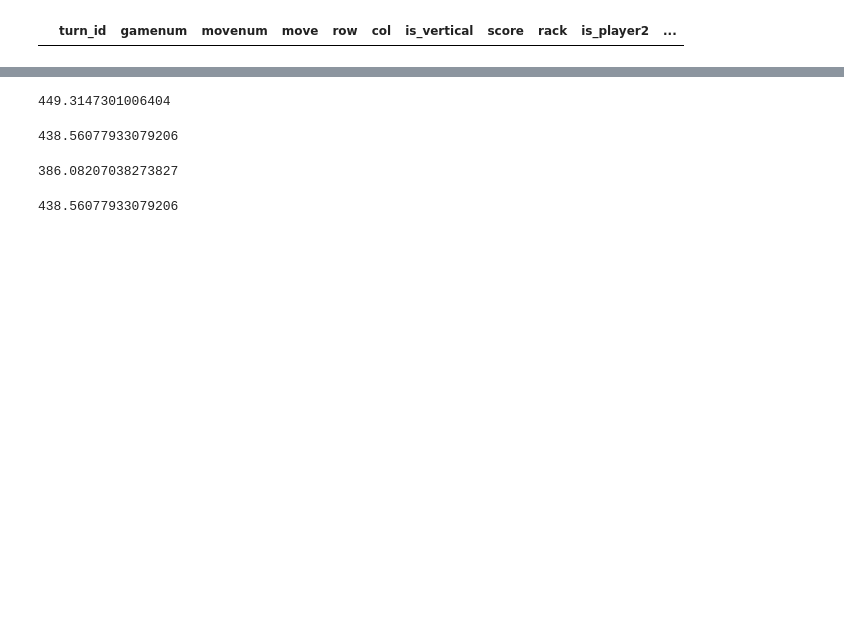
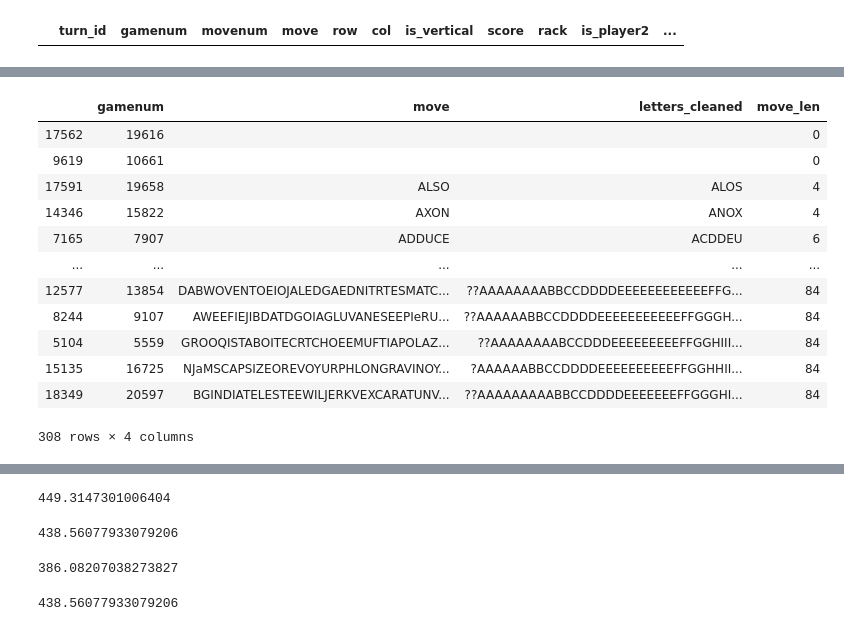
Before and after one commit to pkgalea/ScrabbleTileAnalyzer, a Jupyter notebook: Scrabble.ipynb, the cells around one changed output, grey strips where cells are left out. Drawn from its saved outputs; the diff is of its cells as text; code cells hidden in the pictures; blank space fills up the shorter version.

```diff
--- a/Scrabble.ipynb
+++ b/Scrabble.ipynb
@@ -323,7 +324,7 @@ for g in fgames_collection.find():
 # %%
 conn = pg2.connect(user='postgres',  dbname='scrabble', host='localhost', port='5432', password='myPassword')
 
-sql = "SELECT * from turn where challenged_away = FALSE and is_challenge=FALSE and is_exchange=FALSE"
+sql = "SELECT * from turn where challenged_away = FALSE and is_challenge=FALSE and is_exchange=FALSE and gamenum not in (SELECT * from bad_games)"
 
 df = pd.read_sql(sql ,con=conn)
 
@@ -334,6 +335,6 @@ df["move"] = df["move"].apply(lambda x: x.replace('.', ''))
 df["movelen"] = df["move"].apply(lambda x: len(x))
 print(df.shape)
 df_by_game = df.groupby(df["gamenum"]).sum()
-df = df[df.gamenum.isin(df_by_game[(df_by_game.movelen <= 100) & (df_by_game.movelen >= 93)].index)]
+#df = df[df.gamenum.isin(df_by_game[(df_by_game.movelen <= 100) & (df_by_game.movelen >= 93)].index)]
 print (df.shape)
 # %% [output]
@@ -359,5 +361,5 @@ Name: is_player2, Length: 746704, dtype: bool
 # %%
-df_all_letters = df.groupby(['gamenum','is_player2'])['move'].apply(''.join).reset_index()
+df_all_letters = df.groupby(['gamenum'])['move'].apply(''.join).reset_index()
 # %%
 def find_blanks(s):
     return "".join(sorted([l if l.isupper() else '?' for l in s]))
@@ -382,3 +368,22 @@ df_all_letters[df_all_letters.is_player2==" 1"]
+# %%
+#df_all_letters[df_all_letters.is_player2==" 1"]
+df_all_letters ["move_len"]= df_all_letters.move.apply(len)
+df_all_letters[df_all_letters.move_len < 85].sort_values(['move_len'])
+#plt.hist(df_all_letters.move_len[df_all_letters.move_len < 85], bins=85)
+# %% [output]
+|  | gamenum | move | letters_cleaned | move_len |
+| 17562 | 19616 |  |  | 0 |
+| 9619 | 10661 |  |  | 0 |
+| 17591 | 19658 | ALSO | ALOS | 4 |
+| 14346 | 15822 | AXON | ANOX | 4 |
+| 7165 | 7907 | ADDUCE | ACDDEU | 6 |
+| ... | ... | ... | ... | ... |
+| 12577 | 13854 | DABWOVENTOEIOJALEDGAEDNITRTESMATC... | ??AAAAAAAABBCCDDDDEEEEEEEEEEEEFFG... | 84 |
+| 8244 | 9107 | AWEEFIEJIBDATDGOIAGLUVANESEEPIeRU... | ??AAAAAABBCCDDDDEEEEEEEEEEEFFGGGH... | 84 |
+| 5104 | 5559 | GROOQISTABOITECRTCHOEEMUFTIAPOLAZ... | ??AAAAAAAABCCDDDEEEEEEEEEFFGGHIII... | 84 |
+| 15135 | 16725 | NJaMSCAPSIZEOREVOYURPHLONGRAVINOY... | ?AAAAAABBCCDDDDEEEEEEEEEEFFGGHHII... | 84 |
+| 18349 | 20597 | BGINDIATELESTEEWILJERKVEXCARATUNV... | ??AAAAAAAAABBCCDDDDEEEEEEEFFGGGHI... | 84 |
+308 rows × 4 columns
 # %%
 p2_scores = df_all_letters[df_all_letters.is_player2==" 1"].merge(df_games, left_on="gamenum", right_on="gamenum")
 # %%
```
Also changed, not shown: parts of 7 cells of this notebook, 3 other files.
